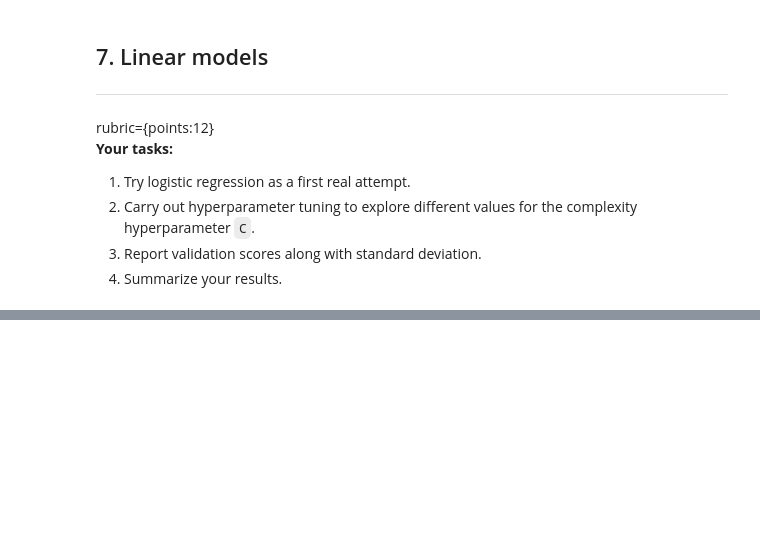
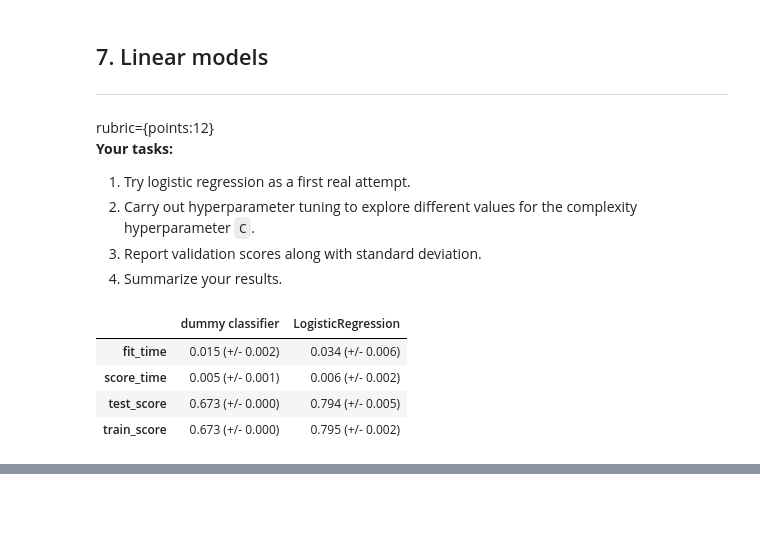
Before and after one commit to wiltonfs/cpsc330-FW, a Jupyter notebook: hw/hw6/hw6-starter.ipynb, the cells around one changed output, grey strips where cells are left out. Cells and saved outputs as stored; diff of their text form; code cells hidden in the pictures; blank space fills up the shorter version.

```diff
--- a/hw/hw6/hw6-starter.ipynb
+++ b/hw/hw6/hw6-starter.ipynb
@@ -281,0 +312,13 @@ rubric={points:2}
+# %%
+# Adapted from my HW3
+
+results_dict = {} # dictionary to store all the results
+
+pipe = make_pipeline(
+    preprocessor, DummyClassifier(strategy="prior")
+)
+
+
+results_dict["dummy classifier"] = mean_std_cross_val_scores(pipe, X_train, y_train, cv=5, return_train_score=True)
+
+pd.DataFrame(results_dict)
@@ -292,3 +343,18 @@ rubric={points:12}
 2. Carry out hyperparameter tuning to explore different values for the complexity hyperparameter `C`.
 3. Report validation scores along with standard deviation.
 4. Summarize your results.
+# %%
+pipe = make_pipeline(
+    preprocessor, LogisticRegression()
+)
+
+
+results_dict["LogisticRegression"] = mean_std_cross_val_scores(pipe, X_train, y_train, cv=5, return_train_score=True)
+
+pd.DataFrame(results_dict)
+# %% [output]
+|  | dummy classifier | LogisticRegression |
+| fit_time | 0.015 (+/- 0.002) | 0.034 (+/- 0.006) |
+| score_time | 0.005 (+/- 0.001) | 0.006 (+/- 0.002) |
+| test_score | 0.673 (+/- 0.000) | 0.794 (+/- 0.005) |
+| train_score | 0.673 (+/- 0.000) | 0.795 (+/- 0.002) |
```
Also changed, not shown: parts of 6 cells of this notebook.
